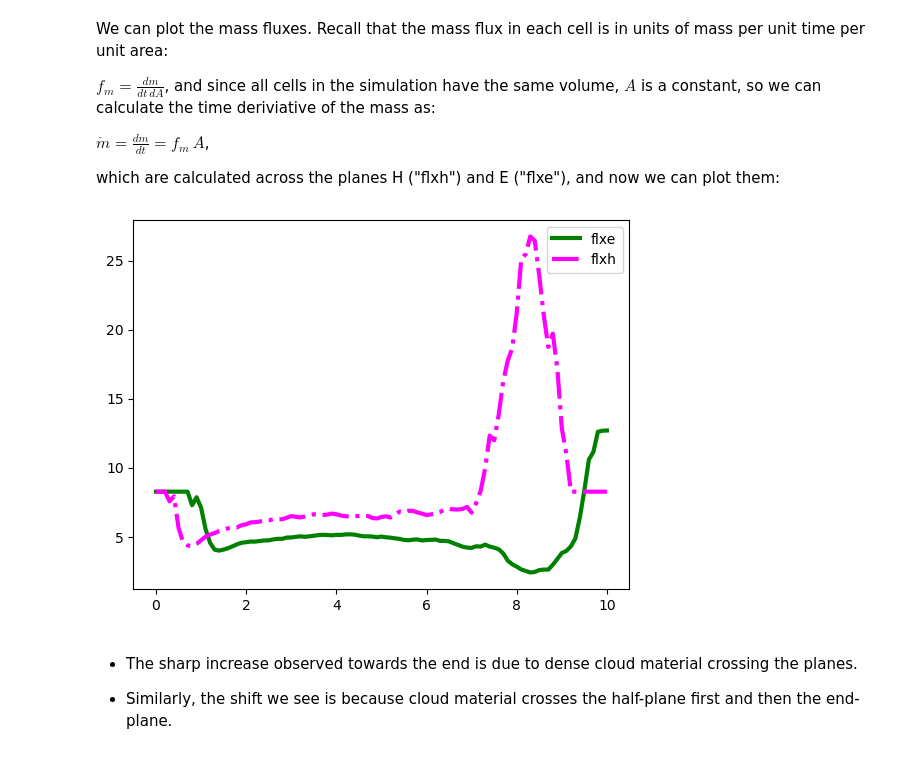
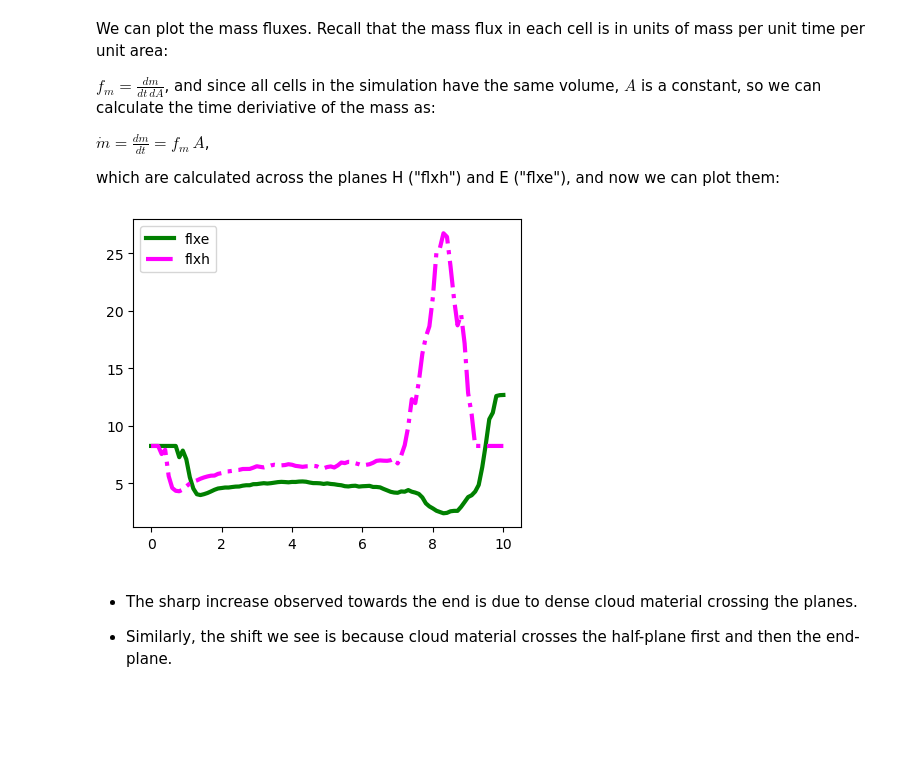
Before and after one commit to wbandabarragan/computational-physics-1, a Jupyter notebook: unit-3/304-numerical-derivatives-1Ddata.ipynb, the cells around one changed output. Cells and saved outputs as stored; diff of their text form; code cells hidden in the pictures; blank space fills up the shorter version.

```diff
--- a/unit-3/304-numerical-derivatives-1Ddata.ipynb
+++ b/unit-3/304-numerical-derivatives-1Ddata.ipynb
@@ -224,14 +245,14 @@ $\dot{m}=\frac{dm}{dt}=f_m\,A$,
 which are calculated across the planes H ("flxh") and E ("flxe"), and now we can plot them:
 # %%
 # And we plot:
-fig, ax = plt.subplots()
+fig, ax = plt.subplots(figsize=(5,4))
 
 ax.plot(time,flxe,color='green', linestyle="-", linewidth=3, label="flxe")
 ax.plot(time,flxh,color='magenta', linestyle="-.", linewidth=3, label="flxh")
 ax.legend()
 plt.show()
 # %% [output]
-[figure, old version]
+[figure, new version]
 # %% [markdown]
 - The sharp increase observed towards the end is due to dense cloud material crossing the planes.
 
```
Also changed, not shown: parts of 5 cells of this notebook, 5 other files.
